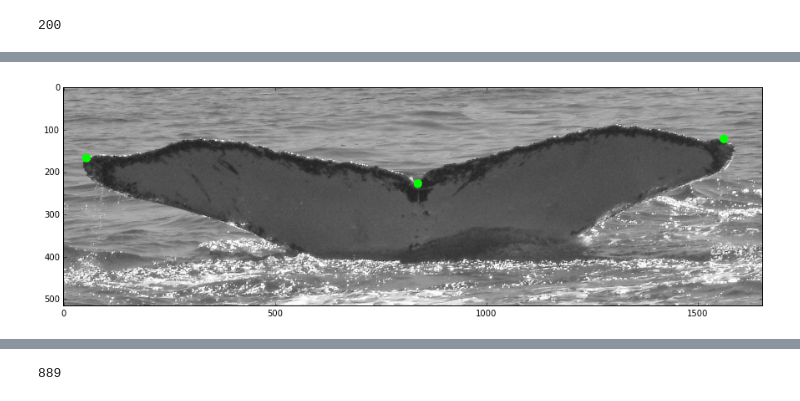
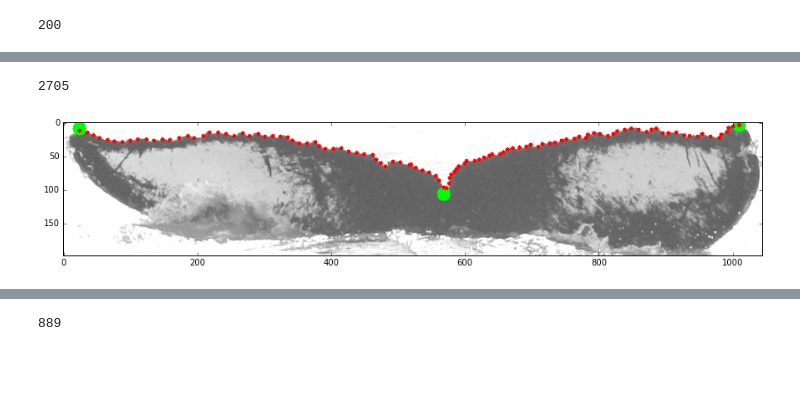
Before and after one commit to zmjjmz/thesiswork, a Jupyter notebook: edge_extract/Flukebook Dataset.ipynb, the cells around one changed output, grey strips where cells are left out. Drawn from its saved outputs; the diff is of its cells as text; code cells hidden in the pictures; blank space fills up the shorter version.

Commit message:
Started working on trailing edge scorer

```diff
--- a/edge_extract/Flukebook Dataset.ipynb
+++ b/edge_extract/Flukebook Dataset.ipynb
@@ -43,12 +53,18 @@ def displayPoints(imginfo, cache=True):
     img = cv2.imread(imgfn)
     for pt in imginfo['referencePoints']:
         cv2.circle(img, (int(float(pt['x'])), int(float(pt['y']))), 10, (0,255,0), -1)
+    for pt in imginfo['edgePoints']:
+        cv2.circle(img, (int(float(pt['x'])), int(float(pt['y']))), 3, (255,0,0), -1)
     plt.figure(figsize=(15,15))
     plt.imshow(img)
+# %%
+len(filter(lambda x: 'edgePoints' in x, img_points_info['mediaAssets']))
+# %% [output]
+2705
 # %%
-displayPoints(img_points_info['mediaAssets'][18])
+displayPoints(random.choice(img_points_info['mediaAssets']))
 # %% [output]
-[figure, old version]
+[figure, new version]
 # %%
 for imginfo in img_points_info['mediaAssets']:
     if len(imginfo['referencePoints']) != 3:
```
Also changed, not shown: parts of 10 cells of this notebook, 6 other files.
